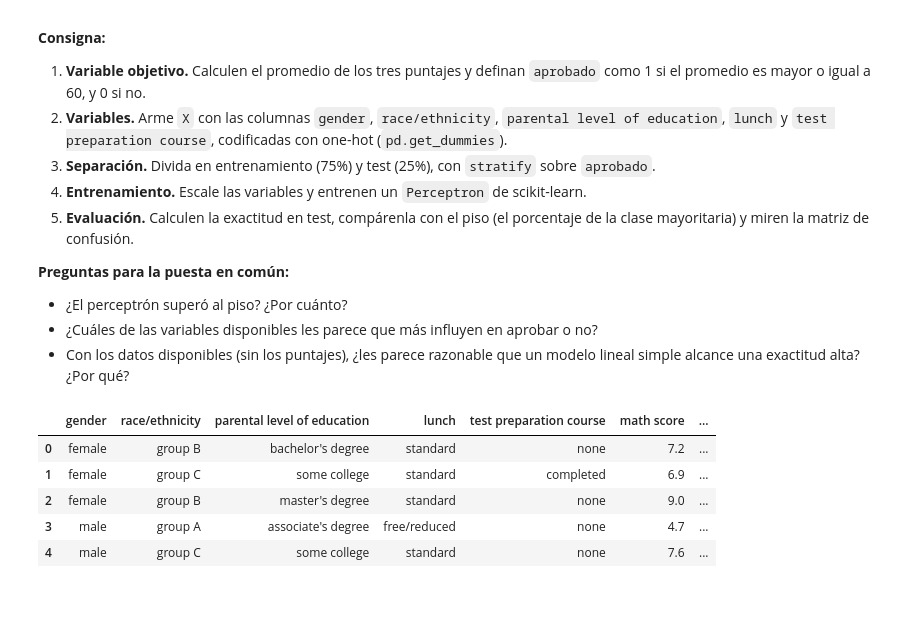
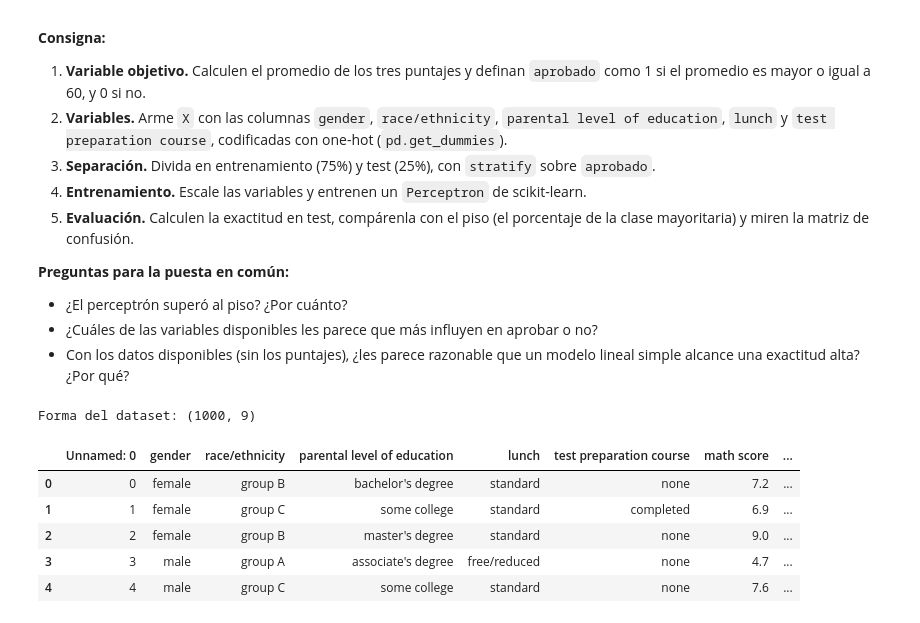
Before and after one commit to EmiiFernandez/actividades_data_sciente_ypf, a Jupyter notebook: notebook/C25_Notebook-29.ipynb, the cells around one changed output. Cells and saved outputs as stored; diff of their text form; code cells hidden in the pictures.

Commit message:
Se creó con Colab

```diff
--- a/notebook/C25_Notebook-29.ipynb
+++ b/notebook/C25_Notebook-29.ipynb
@@ -174,4 +174,7 @@ Los pesos no son idénticos a los de la versión manual (scikit-learn recorre lo
 ## Parte 4: Aplicación a datos reales: cáncer de mama
 
 Los datos sintéticos siempre se pueden separar con una línea si los generamos para eso. Veamos qué pasa con un problema real: `cancer_mamario.csv`, donde la columna `class` indica si la paciente tuvo o no una recurrencia de la enfermedad. Es un problema de **clasificación binaria**.
+# %%
+# Carga del dataset
+url = "https://raw.githubusercontent.com/EmiiFernandez/actividades_data_sciente_ypf/main/dataset/"
 # %%
@@ -277,18 +283,20 @@ A diferencia de los datos sintéticos, acá el perceptrón **no separa perfectam
 * ¿El perceptrón superó al piso? ¿Por cuánto?
 * ¿Cuáles de las variables disponibles les parece que más influyen en aprobar o no?
 * Con los datos disponibles (sin los puntajes), ¿les parece razonable que un modelo lineal simple alcance una exactitud alta? ¿Por qué?
-# %%
-# Cargamos el dataset del ejercicio
-if not os.path.exists("StudentsPerformance.csv"):
-    from google.colab import files
-    files.upload()
-
-estudiantes = pd.read_csv("StudentsPerformance.csv").drop(columns=["Unnamed: 0"])
-estudiantes.head()
-# %% [output]
-|  | gender | race/ethnicity | parental level of education | lunch | test preparation course | math score | ... |
-| 0 | female | group B | bachelor's degree | standard | none | 7.2 | ... |
-| 1 | female | group C | some college | standard | completed | 6.9 | ... |
-| 2 | female | group B | master's degree | standard | none | 9.0 | ... |
-| 3 | male | group A | associate's degree | free/reduced | none | 4.7 | ... |
-| 4 | male | group C | some college | standard | none | 7.6 | ... |
+# %%
+# Cargamos el dataset del ejercicio
+dataset_students = "StudentsPerformance.csv"
+df_students = pd.read_csv(url+dataset_students)
+
+estudiantes = df_students.copy()
+print("Forma del dataset:", estudiantes.shape)
+
+estudiantes.head()
+# %% [output]
+Forma del dataset: (1000, 9)
+|  | Unnamed: 0 | gender | race/ethnicity | parental level of education | lunch | test preparation course | math score | ... |
+| 0 | 0 | female | group B | bachelor's degree | standard | none | 7.2 | ... |
+| 1 | 1 | female | group C | some college | standard | completed | 6.9 | ... |
+| 2 | 2 | female | group B | master's degree | standard | none | 9.0 | ... |
+| 3 | 3 | male | group A | associate's degree | free/reduced | none | 4.7 | ... |
+| 4 | 4 | male | group C | some college | standard | none | 7.6 | ... |
```
Also changed, not shown: parts of 13 cells of this notebook.
